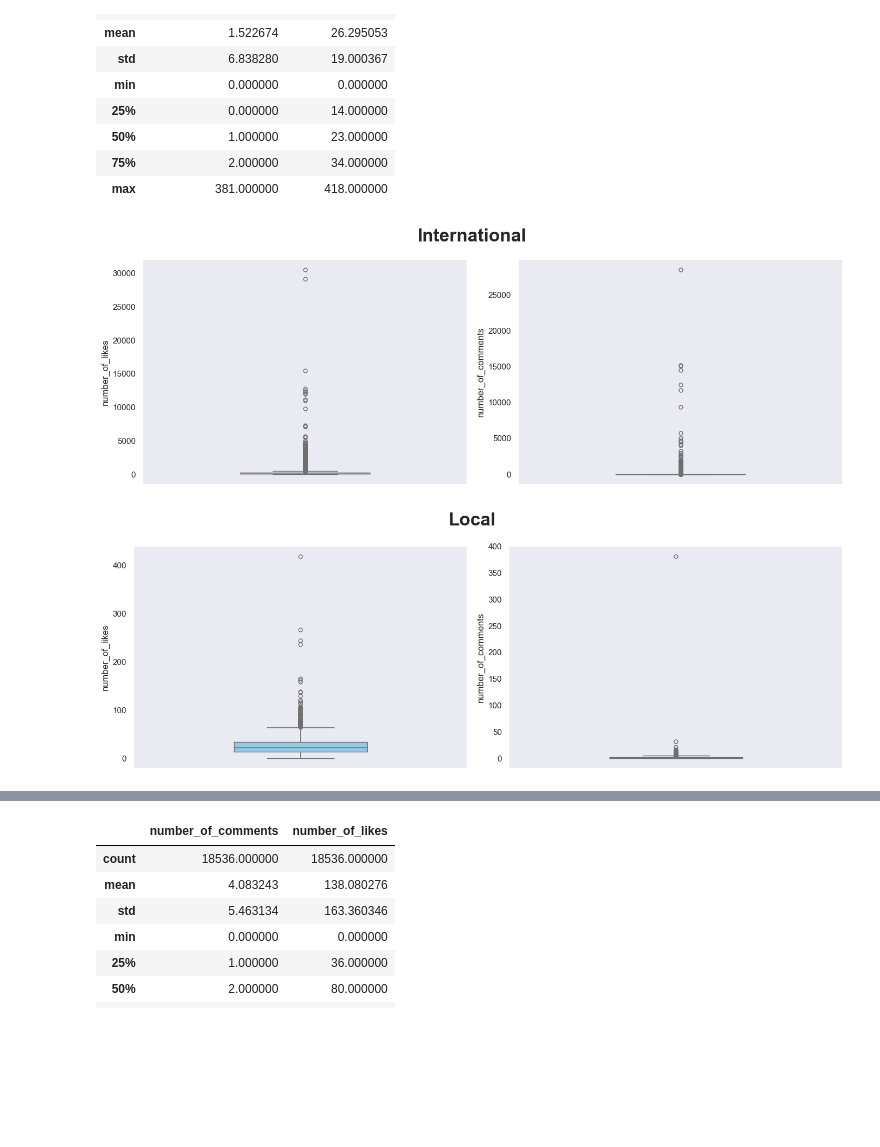
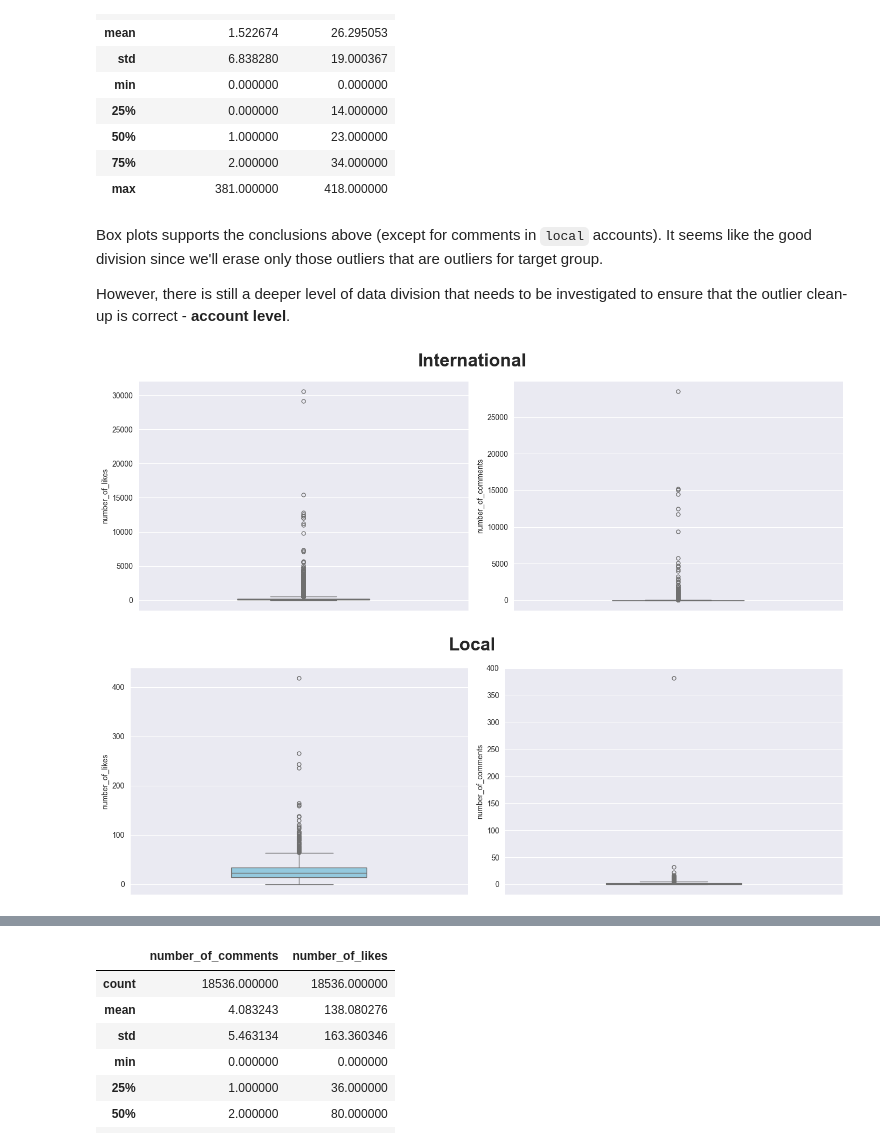
Before and after one commit to semwett0301/dms-hypothesis-testing, a Jupyter notebook: final_analysis.ipynb, the cells around one changed output, grey strips where cells are left out. Drawn from its saved outputs; the diff is of its cells as text; code cells hidden in the pictures; blank space fills up the shorter version.

Commit message:
feat: added comments for outliers removal

```diff
--- a/final_analysis.ipynb
+++ b/final_analysis.ipynb
@@ -1330,4 +1439,6 @@ final_new_df
 TARGET_FEATURES = ['number_of_likes', 'number_of_comments']
 INDEPENDENT_FEATURES = ['is_weekend', 'has_personal_words', 'is_photo', 'is_peak', 'is_above_avg_length',
                         'day_of_the_week', 'is_collaboration']
-GROUP_FEATURE = "type"
+
+FIRST_GROUP_FEATURE = "type"
+SECOND_GROUP_FEATURE = "account"
@@ -1356,8 +1496,12 @@ Type: local
 | 50% | 1.000000 | 23.000000 |
 | 75% | 2.000000 | 34.000000 |
 | max | 381.000000 | 418.000000 |
+# %% [markdown]
+Box plots supports the conclusions above (except for comments in `local` accounts). It seems like the good division since we'll erase only those outliers that are outliers for target group.
+
+However, there is still a deeper level of data division that needs to be investigated to ensure that the outlier clean-up is correct - **account level**.
 # %%
-plot_boxplots(df=final_new_df, numerical_features=TARGET_FEATURES, split_feature=GROUP_FEATURE)
+plot_boxplots(df=final_new_df, numerical_features=TARGET_FEATURES, split_feature=FIRST_GROUP_FEATURE)
 # %% [output]
-[figure, old version]
+[figure, new version]
-[figure, old version]
+[figure, new version]
```
Also changed, not shown: parts of 43 cells of this notebook, 5 other files.
